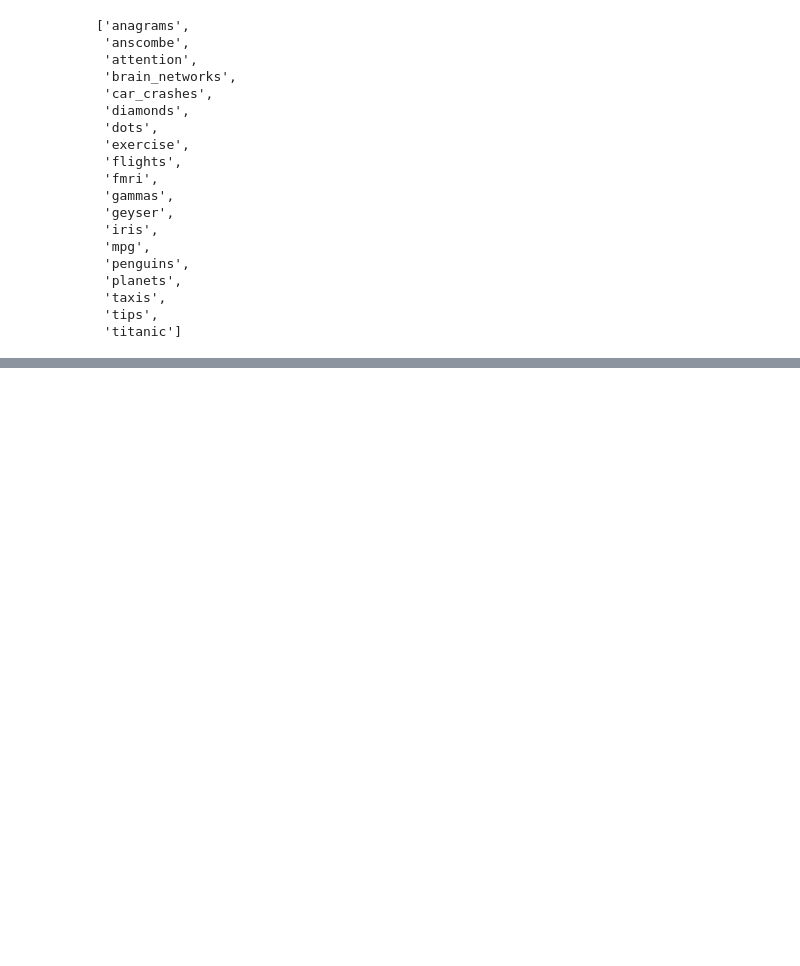
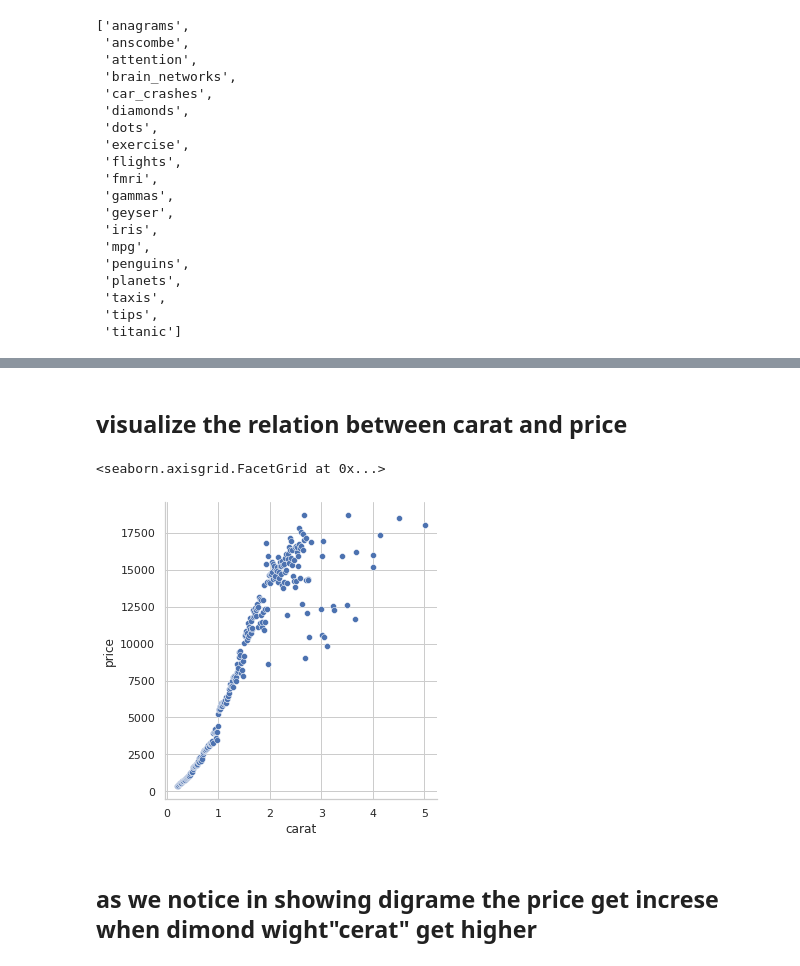
Before and after one commit to monaSalih/data-visualization, a Jupyter notebook: viz-a.ipynb, the cells around one changed output, grey strips where cells are left out. Saved outputs shown, nothing was run; the diff lists cells and outputs as text; code cells hidden in the pictures; blank space fills up the shorter version.

```diff
--- a/viz-a.ipynb
+++ b/viz-a.ipynb
@@ -53,0 +66,9 @@ plants_df.corr()
+# %% [markdown]
+## visualize the relation between carat and price
+# %%
+sns.relplot(x="carat", y="price",data=price_origin)
+# %% [output]
+<seaborn.axisgrid.FacetGrid at 0x...>
+[figure, added]
+# %% [markdown]
+## as we notice in showing digrame the price get increse when dimond wight"cerat" get higher
```
Also changed, not shown: parts of 8 cells of this notebook, 2 other files.
